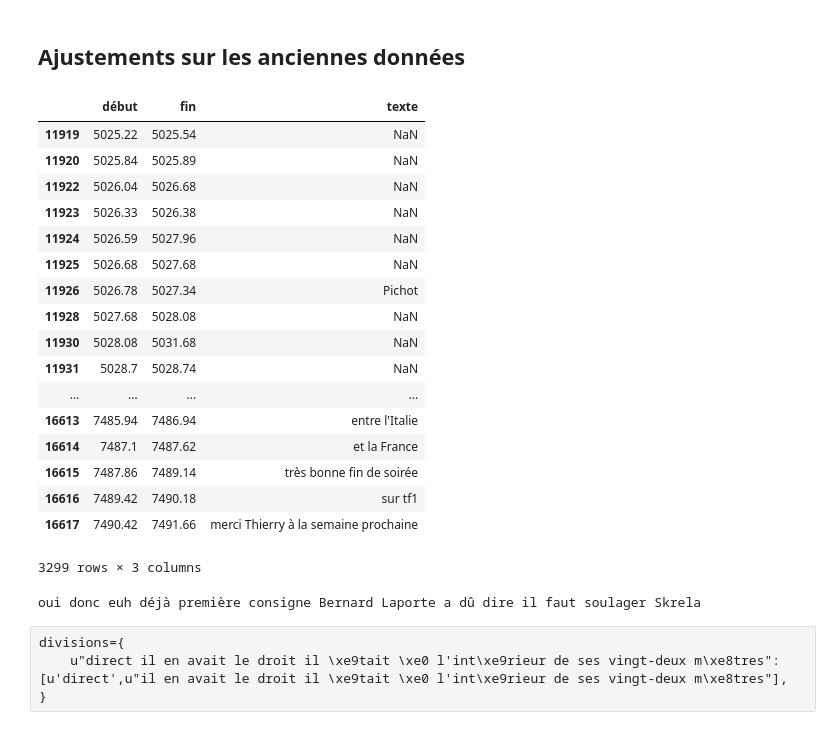
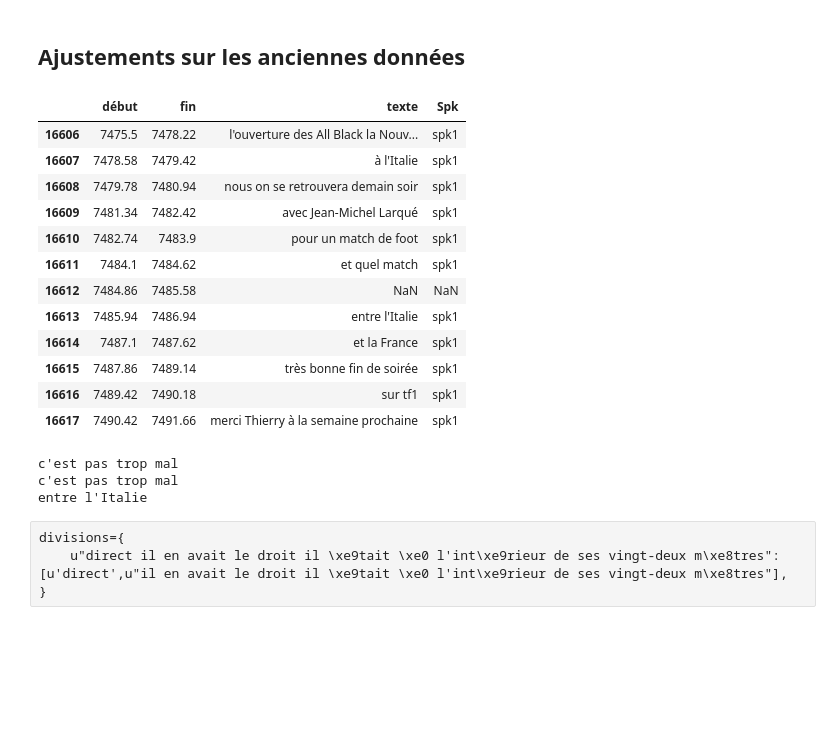
Before and after one commit to gboye/AMBK-SportsCom, a Jupyter notebook: Cerlico/Tableau-Cerlico.ipynb, the cells around one changed output. Cells and saved outputs as stored; diff of their text form; code cells hidden in the pictures; blank space fills up the shorter version.

```diff
--- a/Cerlico/Tableau-Cerlico.ipynb
+++ b/Cerlico/Tableau-Cerlico.ipynb
@@ -127,29 +194,28 @@ ajustementsTimes={
 }
 # %%
-df[(df["début"].astype(float)>=(3970+decMiTemps))][["début","fin","texte"]]
+df[(df["début"].astype(float)>=(6420+decalage["CM"]))][["début","fin","texte","Spk"]]
 # %% [output]
-|  | début | fin | texte |
-| 11919 | 5025.22 | 5025.54 | NaN |
-| 11920 | 5025.84 | 5025.89 | NaN |
-| 11922 | 5026.04 | 5026.68 | NaN |
-| 11923 | 5026.33 | 5026.38 | NaN |
-| 11924 | 5026.59 | 5027.96 | NaN |
-| 11925 | 5026.68 | 5027.68 | NaN |
-| 11926 | 5026.78 | 5027.34 | Pichot |
-| 11928 | 5027.68 | 5028.08 | NaN |
-| 11930 | 5028.08 | 5031.68 | NaN |
-| 11931 | 5028.7 | 5028.74 | NaN |
-| ... | ... | ... | ... |
-| 16613 | 7485.94 | 7486.94 | entre l'Italie |
-| 16614 | 7487.1 | 7487.62 | et la France |
-| 16615 | 7487.86 | 7489.14 | très bonne fin de soirée |
-| 16616 | 7489.42 | 7490.18 | sur tf1 |
-| 16617 | 7490.42 | 7491.66 | merci Thierry à la semaine prochaine |
+|  | début | fin | texte | Spk |
+| 16606 | 7475.5 | 7478.22 | l'ouverture des All Black la Nouv... | spk1 |
+| 16607 | 7478.58 | 7479.42 | à l'Italie | spk1 |
+| 16608 | 7479.78 | 7480.94 | nous on se retrouvera demain soir | spk1 |
+| 16609 | 7481.34 | 7482.42 | avec Jean-Michel Larqué | spk1 |
+| 16610 | 7482.74 | 7483.9 | pour un match de foot | spk1 |
+| 16611 | 7484.1 | 7484.62 | et quel match | spk1 |
+| 16612 | 7484.86 | 7485.58 | NaN | NaN |
+| 16613 | 7485.94 | 7486.94 | entre l'Italie | spk1 |
+| 16614 | 7487.1 | 7487.62 | et la France | spk1 |
+| 16615 | 7487.86 | 7489.14 | très bonne fin de soirée | spk1 |
+| 16616 | 7489.42 | 7490.18 | sur tf1 | spk1 |
+| 16617 | 7490.42 | 7491.66 | merci Thierry à la semaine prochaine | spk1 |
-3299 rows × 3 columns
-# %%
-print df.iloc[10320]["texte"]
-# %% [output]
-oui donc euh déjà première consigne Bernard Laporte a dû dire il faut soulager Skrela
+# %%
+print df.iloc[16548]["texte"]
+print df.iloc[16550]["texte"]
+print u"entre l'Italie"
+# %% [output]
+c'est pas trop mal
+c'est pas trop mal
+entre l'Italie
 # %%
 for ajustement in ajustements:
     df.loc[df['texte'] == ajustement,"texte"]=ajustements[ajustement]
```
Also changed, not shown: parts of 44 cells of this notebook, 6 other files.
